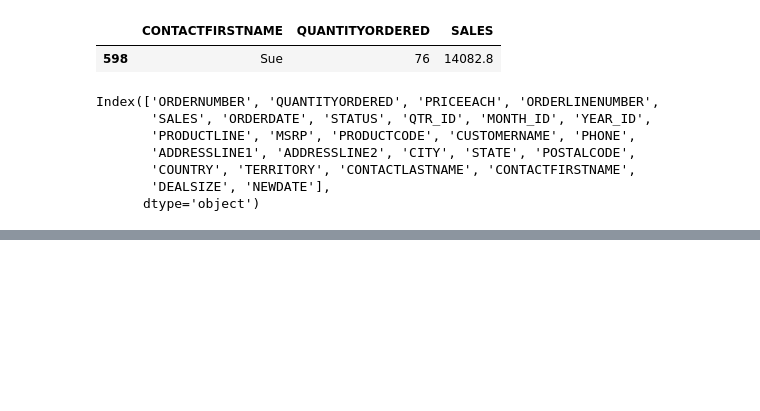
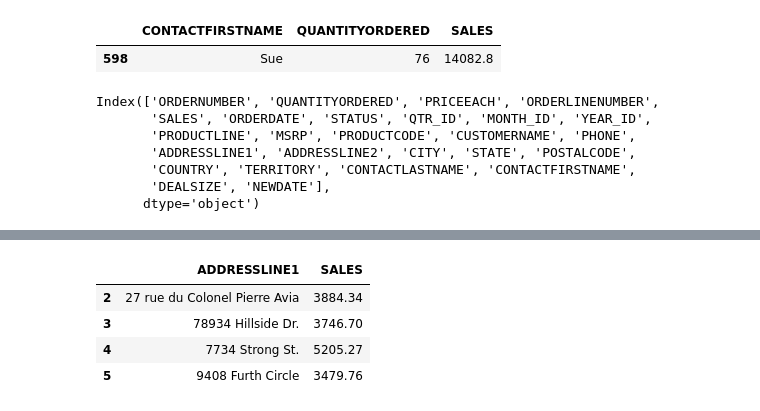
Before and after one commit to manojpraba/PANDAS_PRACTICE, a Jupyter notebook: testpandas/salesdataset/salesanalysis.ipynb, the cells around one changed output, grey strips where cells are left out. Cells and saved outputs as stored; diff of their text form; code cells hidden in the pictures; blank space fills up the shorter version.

```diff
--- a/testpandas/salesdataset/salesanalysis.ipynb
+++ b/testpandas/salesdataset/salesanalysis.ipynb
@@ -154,0 +169,8 @@ Index(['ORDERNUMBER', 'QUANTITYORDERED', 'PRICEEACH', 'ORDERLINENUMBER',
+# %%
+df[['ADDRESSLINE1','SALES']].loc[2:5]
+# %% [output]
+|  | ADDRESSLINE1 | SALES |
+| 2 | 27 rue du Colonel Pierre Avia | 3884.34 |
+| 3 | 78934 Hillside Dr. | 3746.70 |
+| 4 | 7734 Strong St. | 5205.27 |
+| 5 | 9408 Furth Circle | 3479.76 |
```
Also changed, not shown: parts of 2 cells of this notebook.
